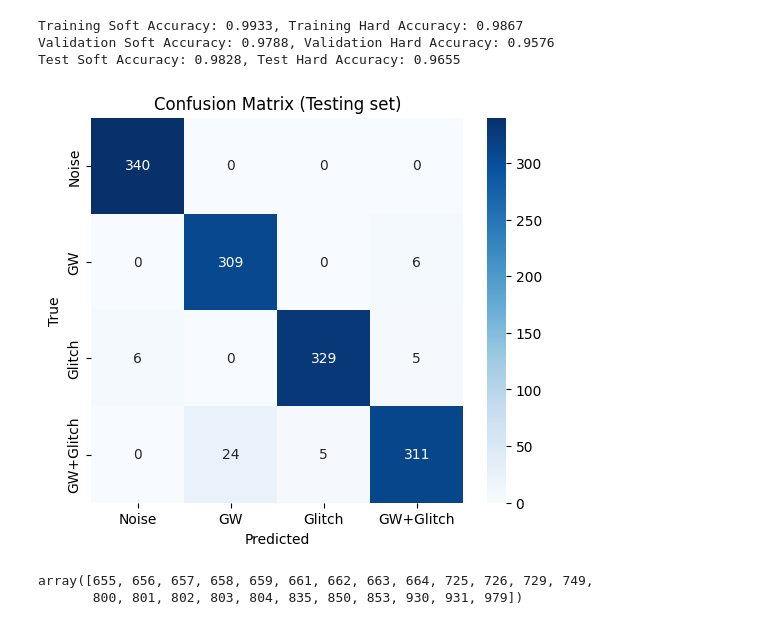
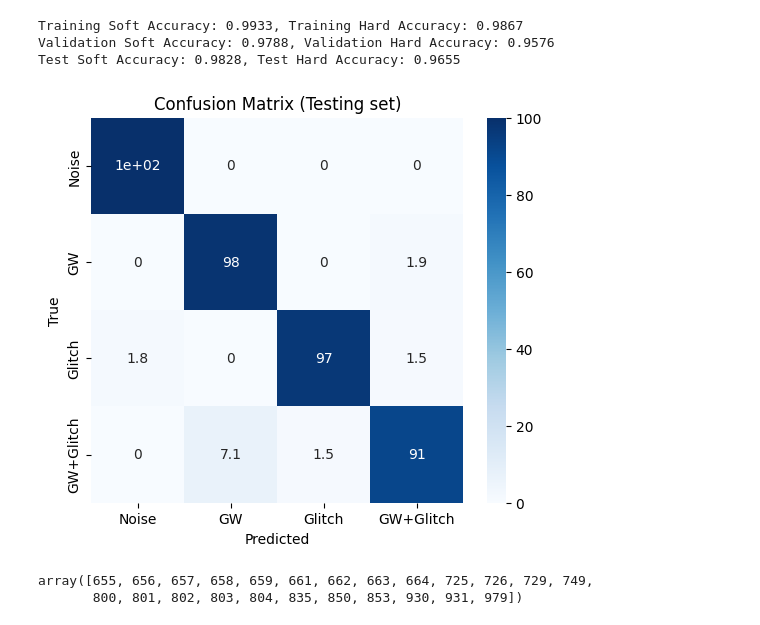
Before and after one commit to AryamannRao/LISAGlitchSignalClassifier, a Jupyter notebook: src/notebooks/model_hm_inference.ipynb, the cells around one changed output. Drawn from its saved outputs; the diff is of its cells as text; code cells hidden in the pictures.

```diff
--- a/src/notebooks/model_hm_inference.ipynb
+++ b/src/notebooks/model_hm_inference.ipynb
@@ -135,26 +135,26 @@ labels = torch.cat(all_labels)
 # %%
 def label_to_class(y):
     return y[:,0]*1 + y[:,1]*2
 
 true_class = label_to_class(labels)
 pred_class = label_to_class(preds)
-cm = confusion_matrix(true_class, pred_class, normalize=None)
+cm = confusion_matrix(true_class, pred_class, normalize='true')*100
 np.savez(results_dir / 'confusion_matrix.npz', cm=cm)
 
 labels_names = ["Noise", "GW", "Glitch", "GW+Glitch"]
 
 plt.figure(figsize=(6,5))
-sns.heatmap(cm, annot=True, cmap="Blues", fmt="d",
+sns.heatmap(cm, annot=True, cmap="Blues",
             xticklabels=labels_names,
             yticklabels=labels_names)
 
 plt.xlabel("Predicted")
 plt.ylabel("True")
 plt.title("Confusion Matrix (Testing set)")
 
 plt.show()
 # %% [output]
-[figure, old version]
+[figure, new version]
 # %%
 np.where((true_class == 3)&(pred_class == 1))[0]
 # %% [output]
```
Also changed, not shown: parts of 10 cells of this notebook, 7 other files.
